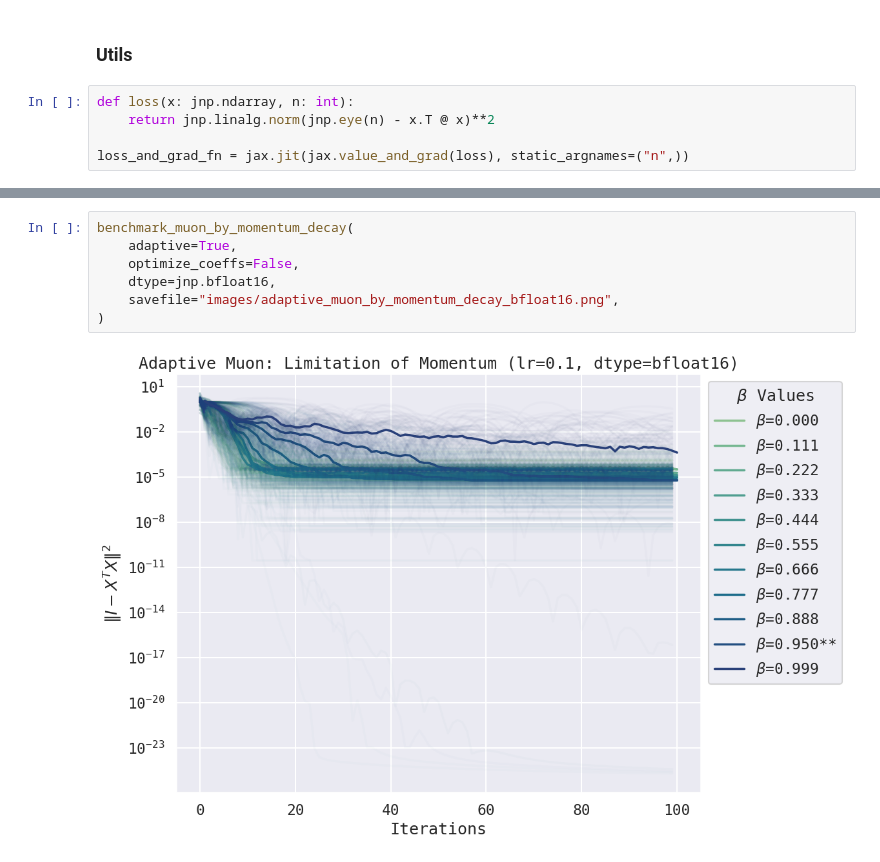
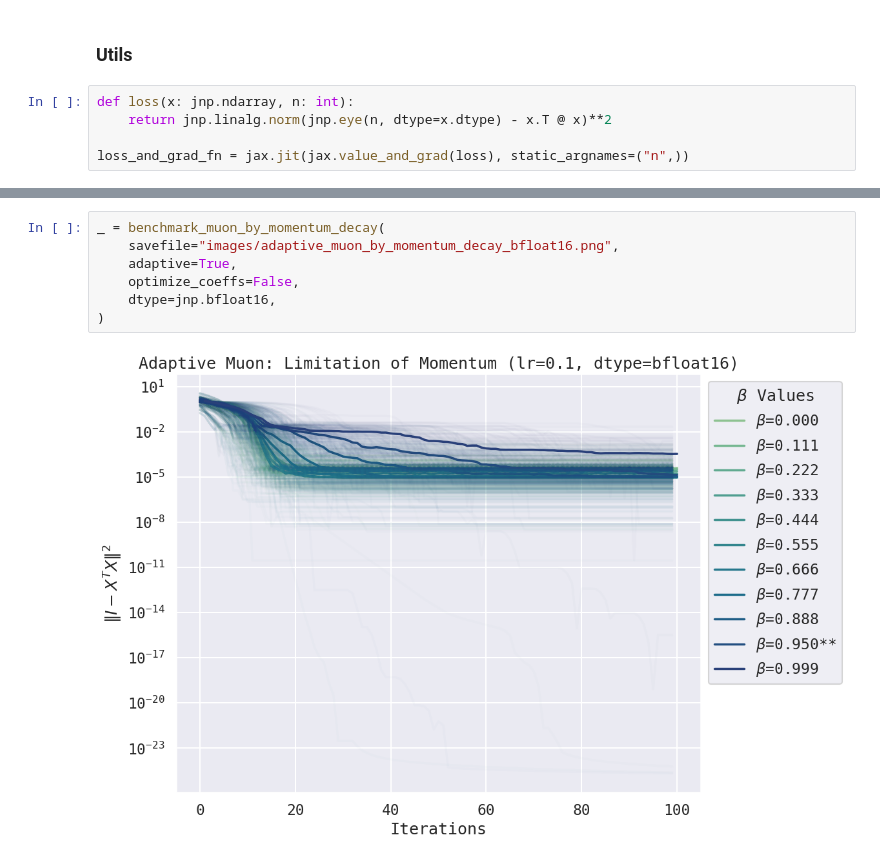
Before and after one commit to leloykun/adaptive-muon, a Jupyter notebook: simple_benchmark.ipynb, the cells around one changed output, grey strips where cells are left out. Cells and saved outputs as stored; diff of their text form.

```diff
--- a/simple_benchmark.ipynb
+++ b/simple_benchmark.ipynb
@@ -31,7 +122,7 @@ import seaborn as sns
 ### Utils
 # %%
 def loss(x: jnp.ndarray, n: int):
-    return jnp.linalg.norm(jnp.eye(n) - x.T @ x)**2
+    return jnp.linalg.norm(jnp.eye(n, dtype=x.dtype) - x.T @ x)**2
 
 loss_and_grad_fn = jax.jit(jax.value_and_grad(loss), static_argnames=("n",))
 # %%
@@ -246,9 +396,9 @@ benchmark_muon_by_momentum_decay(
 # %%
-benchmark_muon_by_momentum_decay(
+_ = benchmark_muon_by_momentum_decay(
+    savefile="images/adaptive_muon_by_momentum_decay_bfloat16.png",
     adaptive=True,
     optimize_coeffs=False,
     dtype=jnp.bfloat16,
-    savefile="images/adaptive_muon_by_momentum_decay_bfloat16.png",
 )
 # %% [output]
-[figure, old version]
+[figure, new version]
```
Also changed, not shown: parts of 27 cells of this notebook, 9 other files.
